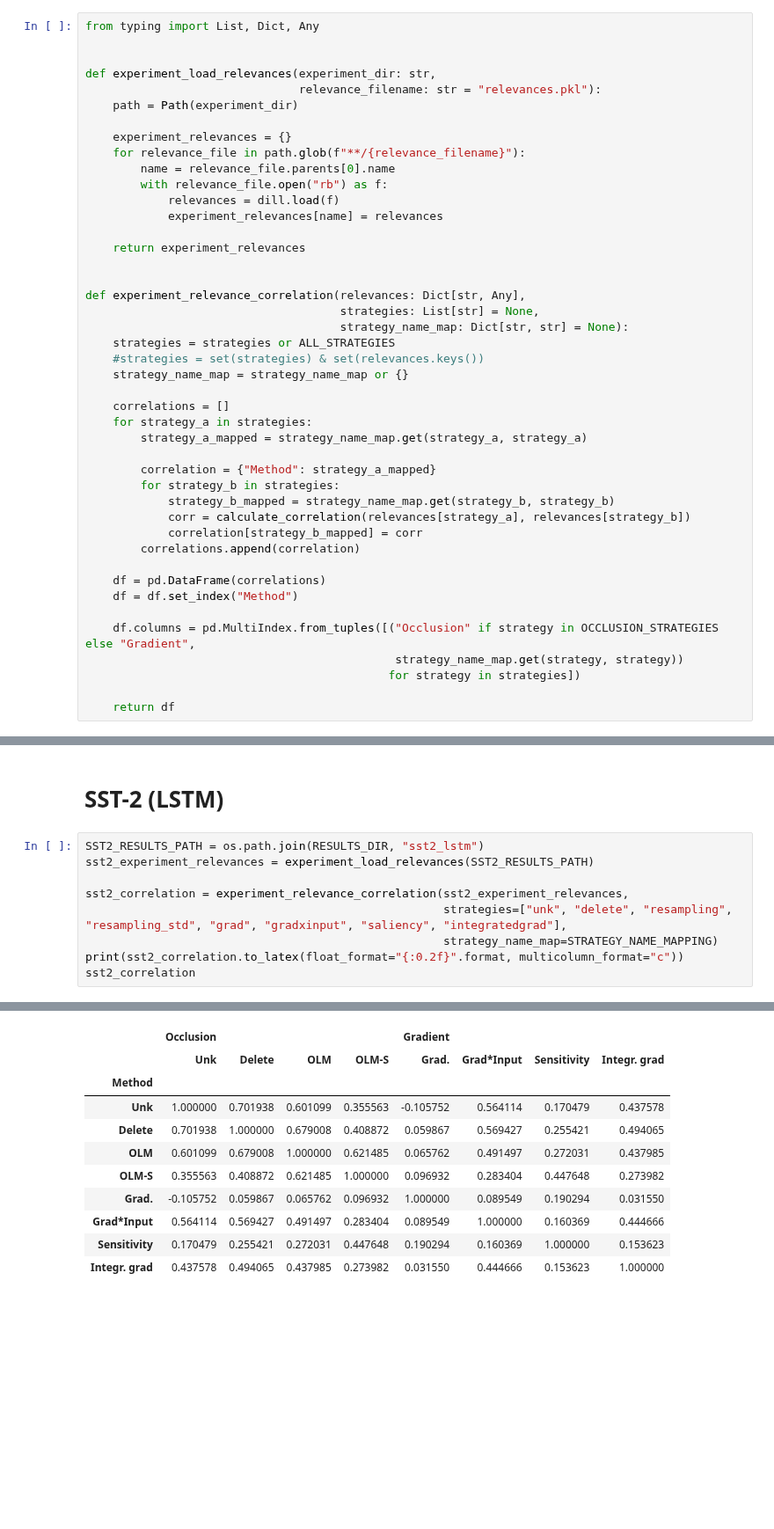
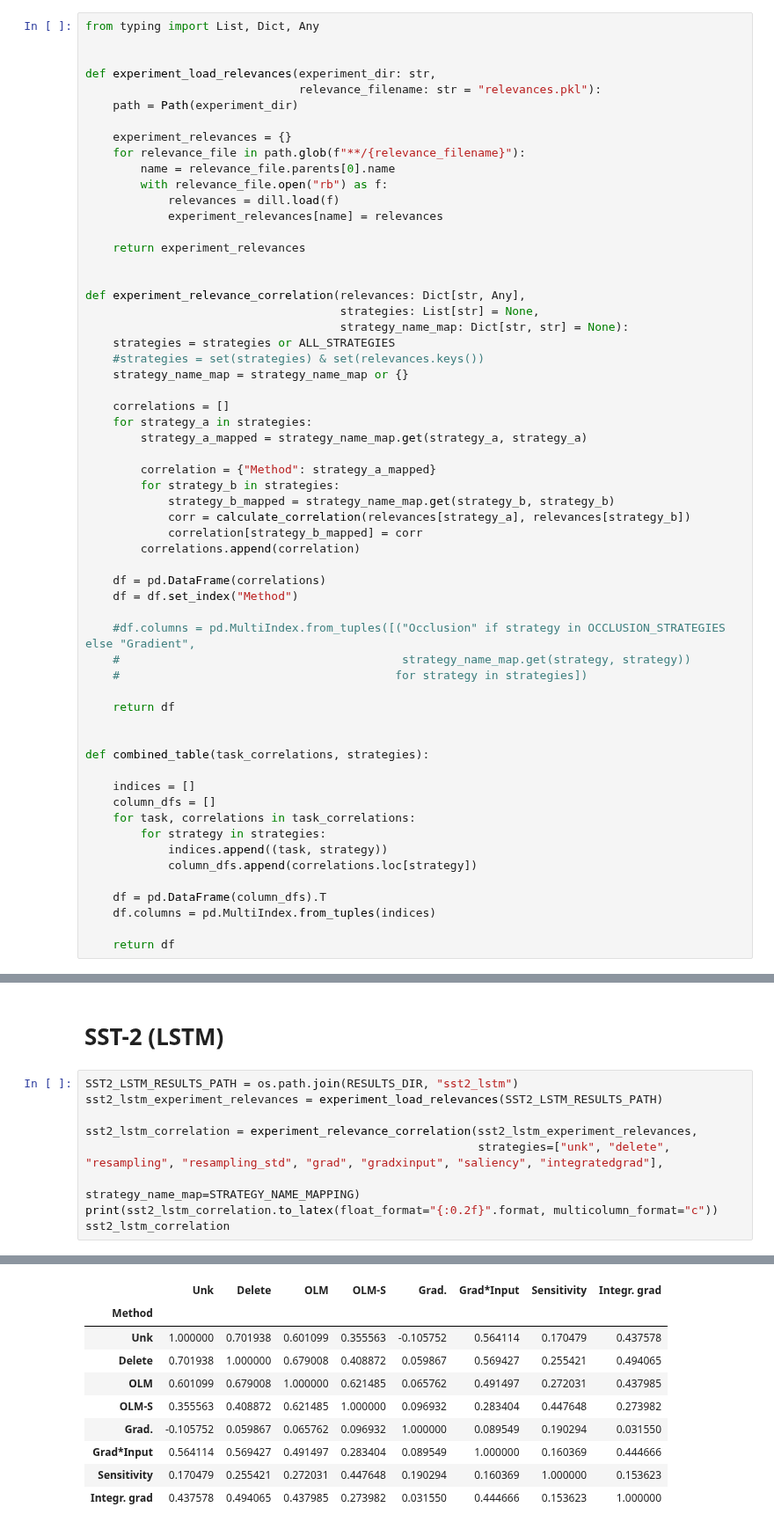
Before and after one commit to DFKI-NLP/OLM, a Jupyter notebook: notebooks/experiment_results.ipynb, the cells around one changed output, grey strips where cells are left out. Shown at 88% size. Saved outputs shown, nothing was run; the diff lists cells and outputs as text; blank space fills up the shorter version.

```diff
--- a/notebooks/experiment_results.ipynb
+++ b/notebooks/experiment_results.ipynb
@@ -55,11 +55,26 @@ def experiment_relevance_correlation(relevances: Dict[str, Any],
     df = pd.DataFrame(correlations)
     df = df.set_index("Method")
 
-    df.columns = pd.MultiIndex.from_tuples([("Occlusion" if strategy in OCCLUSION_STRATEGIES else "Gradient",
-                                             strategy_name_map.get(strategy, strategy))
-                                            for strategy in strategies])
+    #df.columns = pd.MultiIndex.from_tuples([("Occlusion" if strategy in OCCLUSION_STRATEGIES else "Gradient",
+    #                                         strategy_name_map.get(strategy, strategy))
+    #                                        for strategy in strategies])
 
     return df
+
+
+def combined_table(task_correlations, strategies):
+
+    indices = []
+    column_dfs = []
+    for task, correlations in task_correlations:
+        for strategy in strategies:
+            indices.append((task, strategy))
+            column_dfs.append(correlations.loc[strategy])
+
+    df = pd.DataFrame(column_dfs).T
+    df.columns = pd.MultiIndex.from_tuples(indices)
+
+    return df
 # %%
 RESULTS_DIR = "/home/christoph/Downloads/xbert_results/"
 
@@ -154,14 +165,14 @@ Integr. grad &      0.36 &   0.37 & 0.35 &  0.30 &     0.01 &       0.04 &
 # %% [markdown]
 # SST-2 (LSTM)
 # %%
-SST2_RESULTS_PATH = os.path.join(RESULTS_DIR, "sst2_lstm")
-sst2_experiment_relevances = experiment_load_relevances(SST2_RESULTS_PATH)
+SST2_LSTM_RESULTS_PATH = os.path.join(RESULTS_DIR, "sst2_lstm")
+sst2_lstm_experiment_relevances = experiment_load_relevances(SST2_LSTM_RESULTS_PATH)
 
-sst2_correlation = experiment_relevance_correlation(sst2_experiment_relevances,
-                                                    strategies=["unk", "delete", "resampling", "resampling_std", "grad", "gradxinput", "saliency", "integratedgrad"],
-                                                    strategy_name_map=STRATEGY_NAME_MAPPING)
-print(sst2_correlation.to_latex(float_format="{:0.2f}".format, multicolumn_format="c"))
-sst2_correlation
+sst2_lstm_correlation = experiment_relevance_correlation(sst2_lstm_experiment_relevances,
+                                                         strategies=["unk", "delete", "resampling", "resampling_std", "grad", "gradxinput", "saliency", "integratedgrad"],
+                                                         strategy_name_map=STRATEGY_NAME_MAPPING)
+print(sst2_lstm_correlation.to_latex(float_format="{:0.2f}".format, multicolumn_format="c"))
+sst2_lstm_correlation
 # %% [output]
 \begin{tabular}{lrrrrrrrr}
 \toprule
@@ -180,6 +190,5 @@ Integr. grad &      0.44 &   0.49 & 0.44 &  0.27 &     0.03 &       0.44 &
 \bottomrule
 \end{tabular}
-|  | Occlusion |  |  |  | Gradient |  |  |  |
 |  | Unk | Delete | OLM | OLM-S | Grad. | Grad*Input | Sensitivity | Integr. grad |
 | Method |  |  |  |  |  |  |  |  |
 | Unk | 1.000000 | 0.701938 | 0.601099 | 0.355563 | -0.105752 | 0.564114 | 0.170479 | 0.437578 |
```
Also changed, not shown: parts of 5 cells of this notebook.
